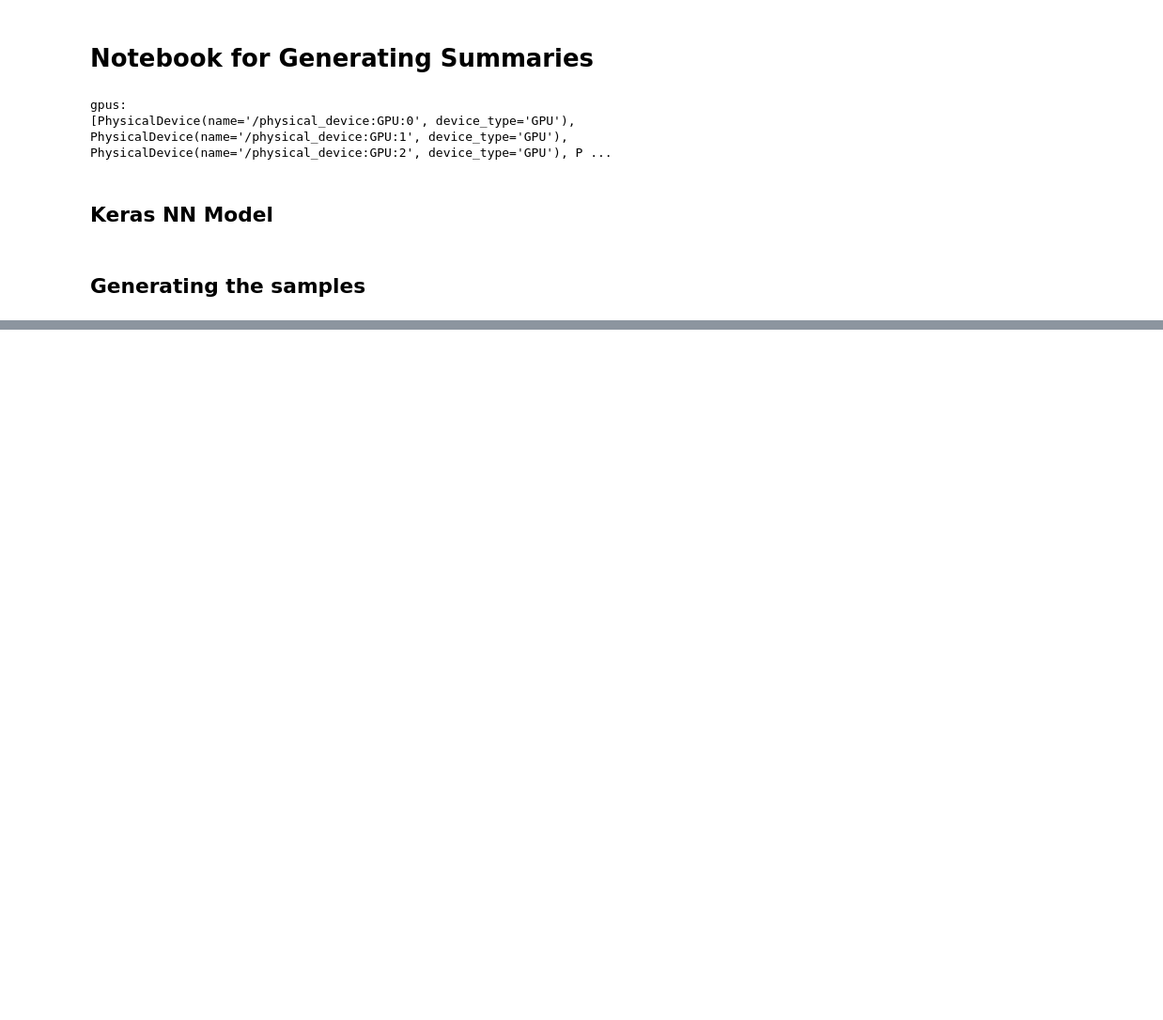
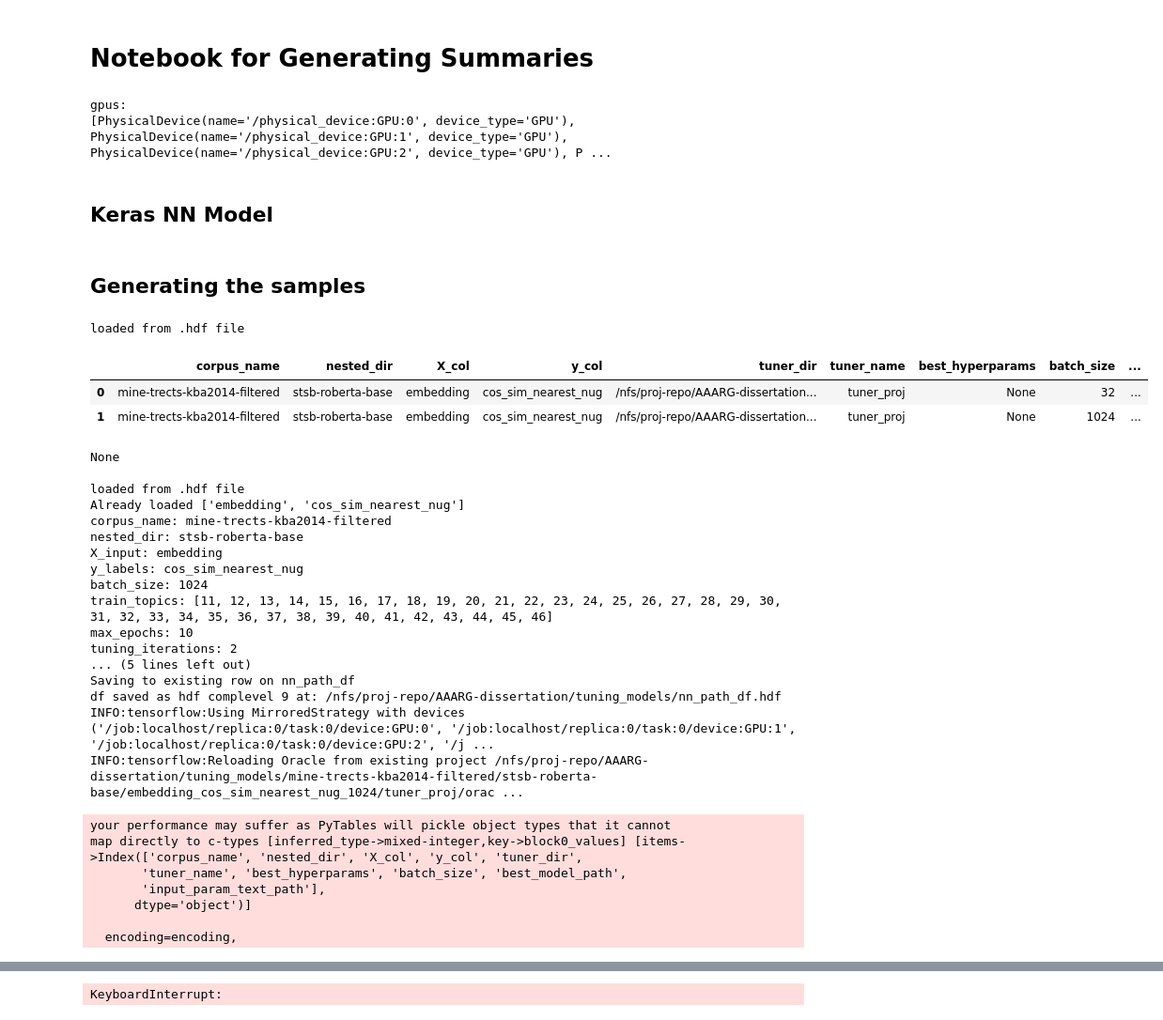
Before and after one commit to 2198998b/AAARG-dissertation, a Jupyter notebook: notebooks/summary_driver.ipynb, the cells around one changed output, grey strips where cells are left out. Shown at 94% size. Drawn from its saved outputs; the diff is of its cells as text; code cells hidden in the pictures; blank space fills up the shorter version.

Commit message:
Changed hyperparam space. Changed saving input_param_text file and nn_path_df. Increased batch_size to 1024

```diff
--- a/notebooks/summary_driver.ipynb
+++ b/notebooks/summary_driver.ipynb
@@ -535,11 +534,12 @@ class NNTrainer:
         num_batches = X_map.shape[0]
         batch_generator = BatchGenerator(X_map, y_map, batch_size, num_batches)
 
+        # create paths to save NN tuning files to
         save_dir, save_name = self.generate_nn_save_path(corpus_name, nested_dir, X_col, y_col, batch_size,
                                                         create_dir=True)
 
         # Log params in text file
-        epoch_in_iter = max_epochs * (math.log(max_epochs, reduction_factor) ** 2)
+        trials_in_iter = max_epochs * (math.log(max_epochs, reduction_factor) ** 2)
         cur_time = self.get_cur_time()
         param_str = "corpus_name: " + str(corpus_name) + "\n"
         param_str += "nested_dir: " + str(nested_dir) + "\n"
@@ -550,17 +550,23 @@ class NNTrainer:
         param_str += "max_epochs: " + str(max_epochs) + "\n"
         param_str += "tuning_iterations: " + str(tuning_iterations) + "\n"
         param_str += "reduction_factor: " + str(reduction_factor) + "\n"
-        param_str += "estimated epochs per iteration: " + str(epoch_in_iter) + "\n"
-        param_str += "total estimated epochs: " + str(epoch_in_iter * tuning_iterations) + "\n"
+        param_str += "estimated trials per iteration: " + str(trials_in_iter) + "\n"
+        param_str += "total estimated trials: " + str(trials_in_iter * tuning_iterations) + "\n"
         param_str += "Started at: " + str(cur_time) + "\n"
         input_param_text_path = os.path.join(save_dir, "parameter_details.txt")  # save with NN
-        with open(input_param_text_path, "w") as param_file:
-            param_file.write(param_str)
+        if not os.path.exists(input_param_text_path) or force_reload:
+            with open(input_param_text_path, "w") as param_file:
+                param_file.write(param_str)
         print(param_str)
+
+        # add/save new nn_path_df entry
+        self.add_to_nn_path_df(corpus_name, nested_dir, X_col, y_col, save_dir,
+                               save_name, None, batch_size, None,
+                               input_param_text_path, verbose=verbose)
 
         # generate optimised neural network
         tuner = NNTuner(save_dir, save_name, vector_len, tuning_iterations=tuning_iterations,
-                        max_epochs=max_epochs, reduction_factor=reduction_factor, force_reload=force_reload,
+                        max_epochs=max_epochs, reduction_factor=reduction_factor, force_reload=False,
                         batch_size=batch_size)
 
         best_model_path = os.path.join(save_dir, "best_models")
@@ -569,6 +575,7 @@ class NNTrainer:
         best_hyperparams = best_hyperparams.values  # convert to dict form
         print("best_hyperparams: " + str(best_hyperparams))
 
+        # save nn_path_df entry with completed values
         self.add_to_nn_path_df(corpus_name, nested_dir, X_col, y_col, save_dir,
                                save_name, best_hyperparams, batch_size, best_model_path,
                                input_param_text_path, verbose=verbose)
@@ -628,3 +635,52 @@ class NNTrainer:
         # generate name
         save_name = "tuner_proj"
         return dir_path, save_name
+# %%
+# Tuning Parameters
+
+train_topics = np.arange(11, 47).tolist()  # 11 - 46
+tuning_iterations = 2
+max_epochs = 10
+batch_size = 1024
+reduction_factor = 8
+
+force_reload = False
+
+X_col = "embedding"
+# %%
+corpus_name = "mine-trects-kba2014-filtered"
+nested_dir = "stsb-roberta-base"
+y_col = "cos_sim_nearest_nug"
+trainer = NNTrainer()
+trainer.train(corpus_name, nested_dir, train_topics, X_col, y_col, tuning_iterations=tuning_iterations,
+              max_epochs=max_epochs, batch_size=batch_size, force_reload=force_reload, verbose=True,
+              reduction_factor=reduction_factor)
+# %% [output]
+loaded from .hdf file
+|  | corpus_name | nested_dir | X_col | y_col | tuner_dir | tuner_name | best_hyperparams | batch_size | ... |
+| 0 | mine-trects-kba2014-filtered | stsb-roberta-base | embedding | cos_sim_nearest_nug | /nfs/proj-repo/AAARG-dissertation... | tuner_proj | None | 32 | ... |
+| 1 | mine-trects-kba2014-filtered | stsb-roberta-base | embedding | cos_sim_nearest_nug | /nfs/proj-repo/AAARG-dissertation... | tuner_proj | None | 1024 | ... |
+None
+
+loaded from .hdf file
+Already loaded ['embedding', 'cos_sim_nearest_nug']
+corpus_name: mine-trects-kba2014-filtered
+nested_dir: stsb-roberta-base
+X_input: embedding
+y_labels: cos_sim_nearest_nug
+batch_size: 1024
+train_topics: [11, 12, 13, 14, 15, 16, 17, 18, 19, 20, 21, 22, 23, 24, 25, 26, 27, 28, 29, 30, 31, 32, 33, 34, 35, 36, 37, 38, 39, 40, 41, 42, 43, 44, 45, 46]
+max_epochs: 10
+tuning_iterations: 2
+... (5 lines left out)
+Saving to existing row on nn_path_df
+df saved as hdf complevel 9 at: /nfs/proj-repo/AAARG-dissertation/tuning_models/nn_path_df.hdf
+INFO:tensorflow:Using MirroredStrategy with devices ('/job:localhost/replica:0/task:0/device:GPU:0', '/job:localhost/replica:0/task:0/device:GPU:1', '/job:localhost/replica:0/task:0/device:GPU:2', '/j ...
+INFO:tensorflow:Reloading Oracle from existing project /nfs/proj-repo/AAARG-dissertation/tuning_models/mine-trects-kba2014-filtered/stsb-roberta-base/embedding_cos_sim_nearest_nug_1024/tuner_proj/orac ...
+your performance may suffer as PyTables will pickle object types that it cannot
+map directly to c-types [inferred_type->mixed-integer,key->block0_values] [items->Index(['corpus_name', 'nested_dir', 'X_col', 'y_col', 'tuner_dir',
+       'tuner_name', 'best_hyperparams', 'batch_size', 'best_model_path',
+       'input_param_text_path'],
+      dtype='object')]
+
+  encoding=encoding,
@@ -630,0 +701 @@ class NNTrainer:
+KeyboardInterrupt:
```
Also changed, not shown: parts of 7 cells of this notebook.
